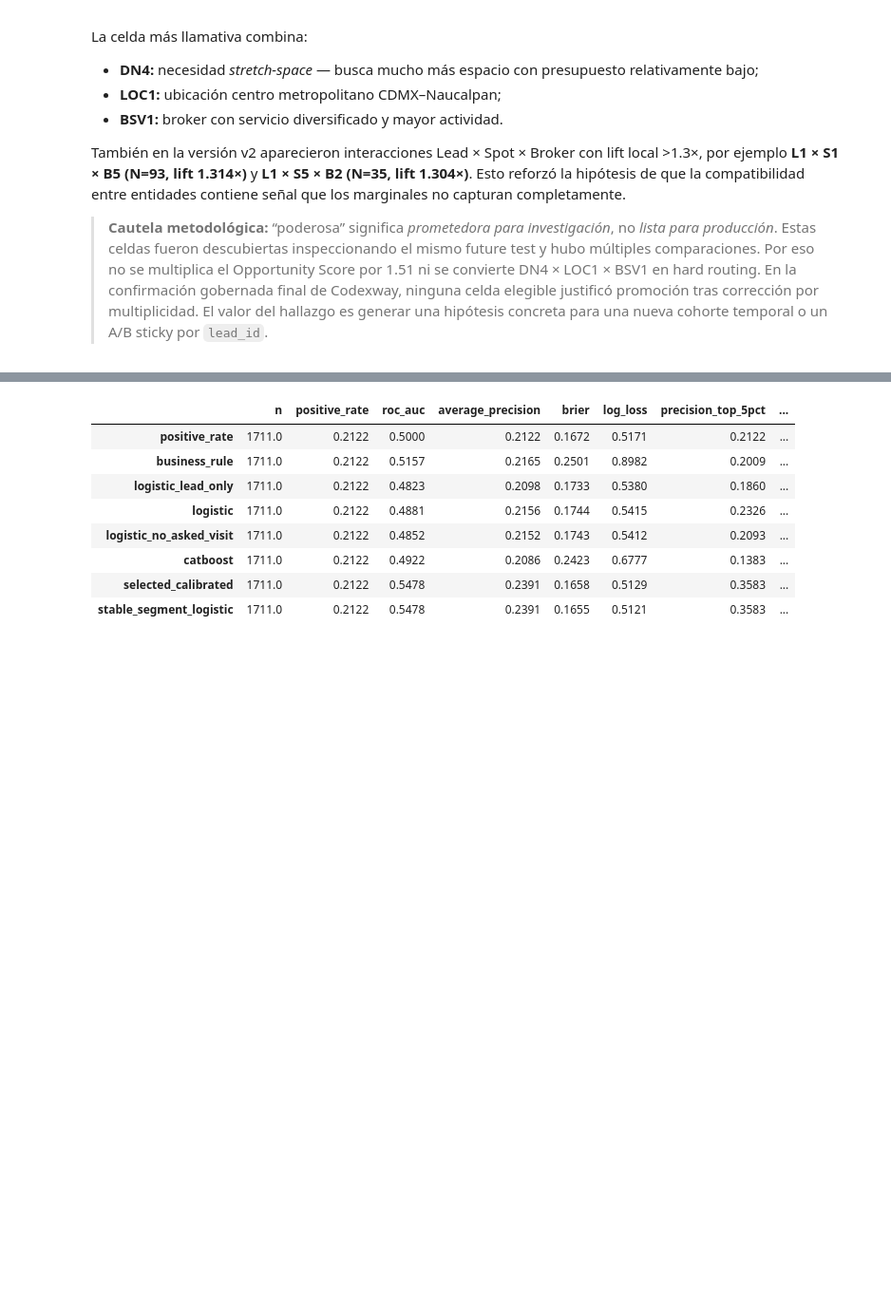
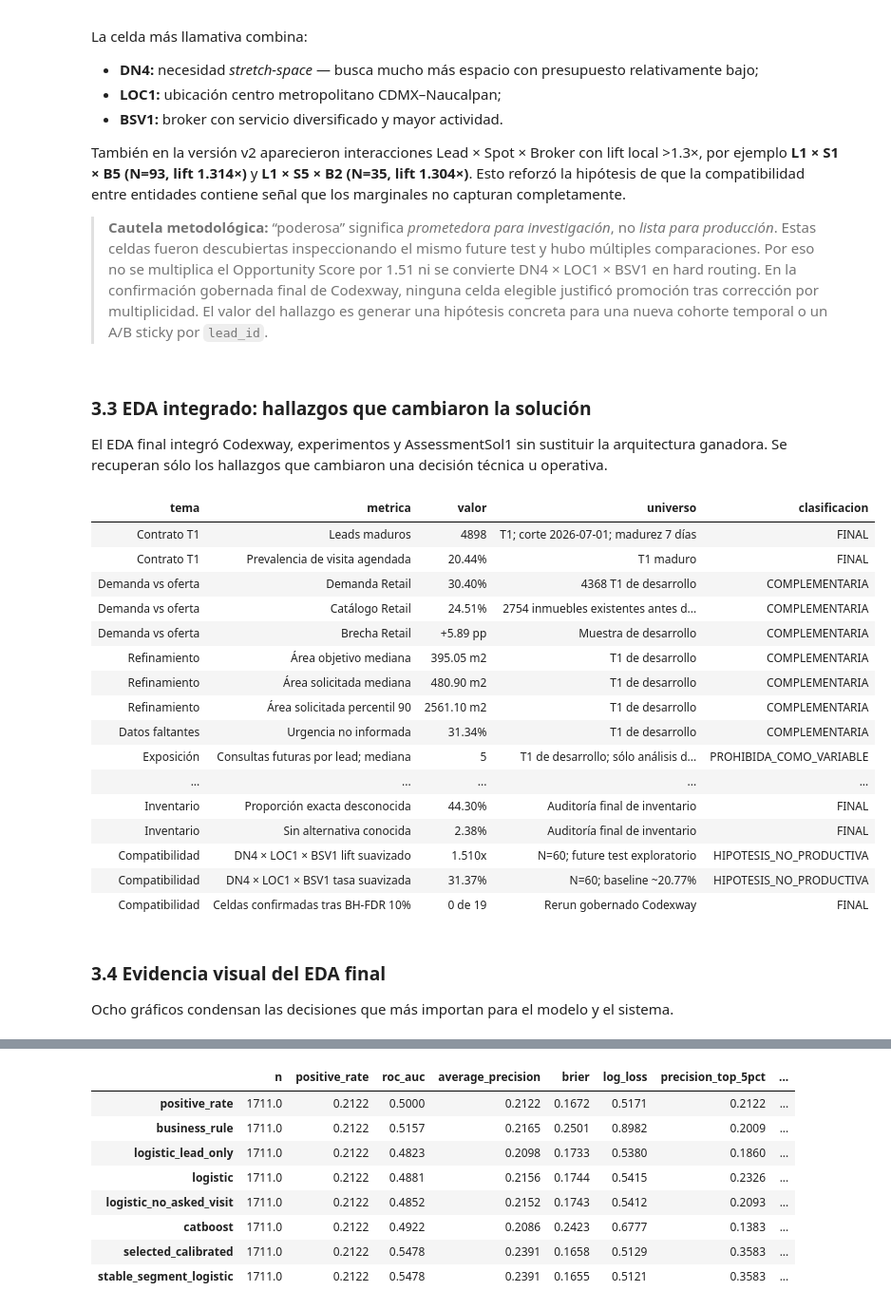
Before and after one commit to jcval94/spot2, a Jupyter notebook: codexway/notebooks/spot2_assessment.ipynb, the cells around one changed output, grey strips where cells are left out. Shown at 95% size. Cells and saved outputs as stored; diff of their text form; code cells hidden in the pictures; blank space fills up the shorter version.

```diff
--- a/codexway/notebooks/spot2_assessment.ipynb
+++ b/codexway/notebooks/spot2_assessment.ipynb
@@ -335,3 +396,33 @@ display(
         'lift_vs_global','residual_synergy','wilson_low','wilson_high'
     ]].head(10).round(3)
 )
+# %% [markdown]
+### 3.3 EDA integrado: hallazgos que cambiaron la solución
+
+El EDA final integró Codexway, experimentos y AssessmentSol1 sin sustituir la arquitectura ganadora. Se recuperan sólo los hallazgos que cambiaron una decisión técnica u operativa.
+# %%
+eda_metrics = pd.read_csv(ROOT.parent/'entregable/01_eda/tablas/01_metricas_eda_clave.csv')
+focus_topics = ['Contrato T1','Demanda vs oferta','Refinamiento','Datos faltantes','Exposición','Inventario','Disponibilidad','Vigencia','Compatibilidad']
+display(eda_metrics[eda_metrics['tema'].isin(focus_topics)].reset_index(drop=True))
+# %% [output]
+| tema | metrica | valor | universo | clasificacion |
+| Contrato T1 | Leads maduros | 4898 | T1; corte 2026-07-01; madurez 7 días | FINAL |
+| Contrato T1 | Prevalencia de visita agendada | 20.44% | T1 maduro | FINAL |
+| Demanda vs oferta | Demanda Retail | 30.40% | 4368 T1 de desarrollo | COMPLEMENTARIA |
+| Demanda vs oferta | Catálogo Retail | 24.51% | 2754 inmuebles existentes antes d... | COMPLEMENTARIA |
+| Demanda vs oferta | Brecha Retail | +5.89 pp | Muestra de desarrollo | COMPLEMENTARIA |
+| Refinamiento | Área objetivo mediana | 395.05 m2 | T1 de desarrollo | COMPLEMENTARIA |
+| Refinamiento | Área solicitada mediana | 480.90 m2 | T1 de desarrollo | COMPLEMENTARIA |
+| Refinamiento | Área solicitada percentil 90 | 2561.10 m2 | T1 de desarrollo | COMPLEMENTARIA |
+| Datos faltantes | Urgencia no informada | 31.34% | T1 de desarrollo | COMPLEMENTARIA |
+| Exposición | Consultas futuras por lead; mediana | 5 | T1 de desarrollo; sólo análisis d... | PROHIBIDA_COMO_VARIABLE |
+| ... | ... | ... | ... | ... |
+| Inventario | Proporción exacta desconocida | 44.30% | Auditoría final de inventario | FINAL |
+| Inventario | Sin alternativa conocida | 2.38% | Auditoría final de inventario | FINAL |
+| Compatibilidad | DN4 × LOC1 × BSV1 lift suavizado | 1.510x | N=60; future test exploratorio | HIPOTESIS_NO_PRODUCTIVA |
+| Compatibilidad | DN4 × LOC1 × BSV1 tasa suavizada | 31.37% | N=60; baseline ~20.77% | HIPOTESIS_NO_PRODUCTIVA |
+| Compatibilidad | Celdas confirmadas tras BH-FDR 10% | 0 de 19 | Rerun gobernado Codexway | FINAL |
+# %% [markdown]
+### 3.4 Evidencia visual del EDA final
+
+Ocho gráficos condensan las decisiones que más importan para el modelo y el sistema.
```
Also changed, not shown: parts of 40 cells of this notebook.
